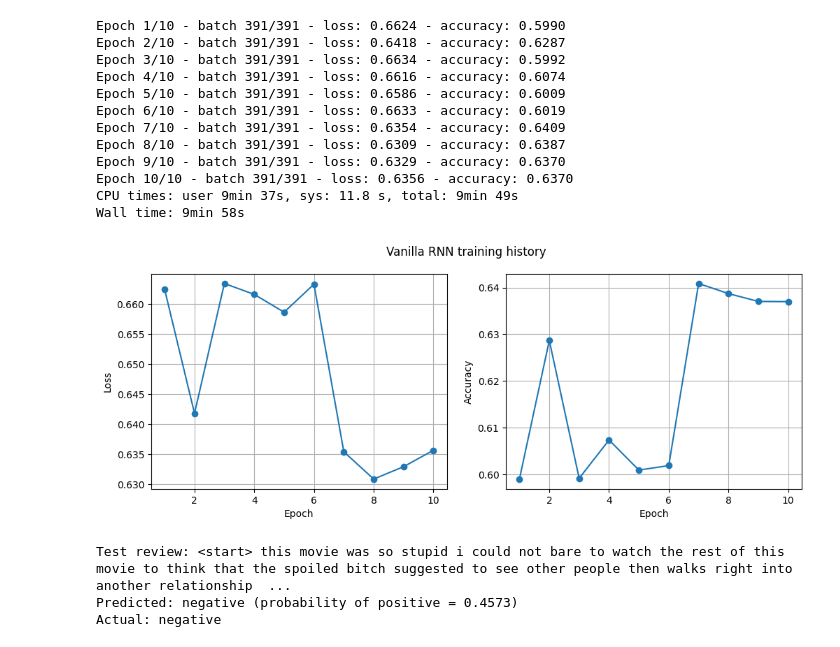
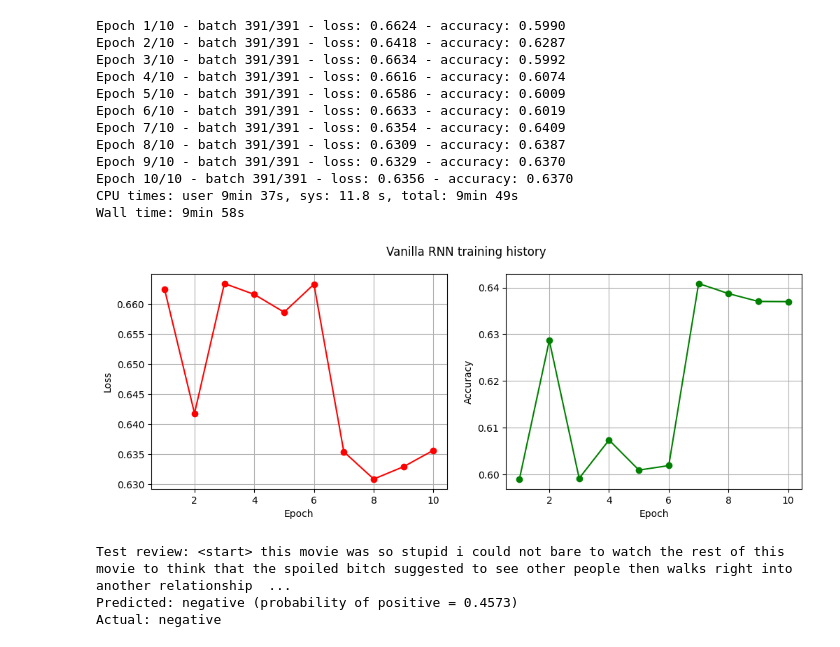
Before and after one commit to ikabrain/UCS772-CV-NLP-Lab, a Jupyter notebook: NLP_assign5/NLP_assign5.ipynb, the cells around one changed output. Saved outputs shown, nothing was run; the diff lists cells and outputs as text; code cells hidden in the pictures.

Commit message:
feat(assign5): add colors to plot_history

```diff
--- a/NLP_assign5/NLP_assign5.ipynb
+++ b/NLP_assign5/NLP_assign5.ipynb
@@ -670,24 +670,25 @@ Epoch 10/10 - batch 391/391 - loss: 0.6356 - accuracy: 0.6370
 CPU times: user 9min 37s, sys: 11.8 s, total: 9min 49s
 Wall time: 9min 58s
 # %%
-def plot_history(history, title="") -> None:
+def plot_history(history, title="", *, figsize=(12, 4), colors=None) -> None:
     """
-    Takes in history dict returned by SentimentModel.train(), with one value per epoch for each metric
+    Takes in history dict returned by SentimentModel.train(), with one value per epoch for each metric, and optional colors dict mapping metric name -> color
     Returns nothing, just plots every metric vs epoch side by side
     """
+    colors = colors or {} # None -> {}, avoids a mutable default arg
     epochs = range(1, len(history["loss"])+1) # 1-indexed, same as train()'s print!
-    fig, axes = plt.subplots(1, len(history), figsize=(12, 4))
+    fig, axes = plt.subplots(1, len(history), figsize=figsize)
     for ax, (metric, values) in zip(axes, history.items()): # One subplot per metric
-        ax.plot(epochs, values, marker="o")
+        ax.plot(epochs, values, marker="o", color=colors.get(metric)) # None = default color
         ax.set_xlabel("Epoch")
         ax.set_ylabel(metric.capitalize())
         ax.grid(True)
     fig.suptitle(f"{title} training history")
     plt.show()
 
-plot_history(rnn_history, title="Vanilla RNN")
+plot_history(rnn_history, title="Vanilla RNN", colors={"loss": "red", "accuracy": "green"})
 # %% [output]
-[figure, old version]
+[figure, new version]
 # %%
 # One-shot example: predicting the sentiment of the first review in the test set
 print("Test review:", " ".join(inv.get(t, "<unk>") for t in X_test[0] if t != PAD))
```
Also changed, not shown: parts of 8 cells of this notebook.
